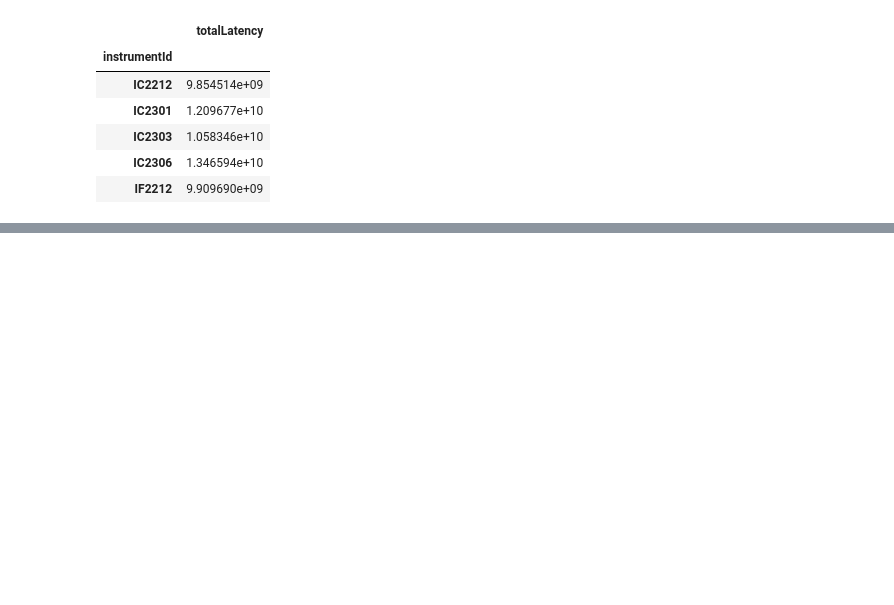
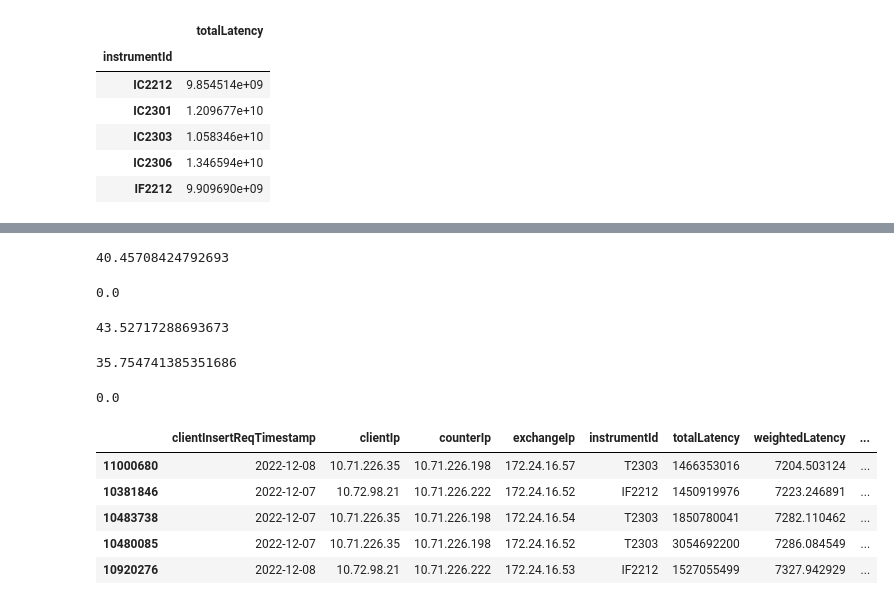
Before and after one commit to stanwu4/SecuritiesAndFuturesP2, a Jupyter notebook: Ratios.ipynb, the cells around one changed output, grey strips where cells are left out. Saved outputs shown, nothing was run; the diff lists cells and outputs as text; code cells hidden in the pictures; blank space fills up the shorter version.

```diff
--- a/Ratios.ipynb
+++ b/Ratios.ipynb
@@ -131,0 +274,78 @@ lastSevenDays.head()
+# %%
+#find the max, min of each, then finding the changeRatio, row 1
+subset = lastSevenDays[(lastSevenDays['clientIp'] == '10.71.226.35') &
+                       (lastSevenDays['counterIp'] == '10.71.226.198') &
+                       (lastSevenDays['exchangeIp'] == '172.24.16.57') &
+                       (lastSevenDays['instrumentId'] == 'T2303')]
+maximum = subset['totalLatency'].max()
+minimum = subset['totalLatency'].min()
+ratio = ((maximum - minimum)/minimum)
+print(ratio)
+# %% [output]
+40.45708424792693
+# %%
+#change ratio row 2
+subset = lastSevenDays[(lastSevenDays['clientIp'] == '10.72.98.21') &
+                       (lastSevenDays['counterIp'] == '10.71.226.222') &
+                       (lastSevenDays['exchangeIp'] == '172.24.16.52') &
+                       (lastSevenDays['instrumentId'] == 'IF2212')]
+maximum = subset['totalLatency'].max()
+minimum = subset['totalLatency'].min()
+ratio = (maximum - minimum)/minimum
+print(ratio)
+# %% [output]
+0.0
+# %%
+#change ratio row 3
+subset = lastSevenDays[(lastSevenDays['clientIp'] == '10.71.226.35') &
+                       (lastSevenDays['counterIp'] == '10.71.226.198') &
+                       (lastSevenDays['exchangeIp'] == '172.24.16.54') &
+                       (lastSevenDays['instrumentId'] == 'T2303')]
+maximum = subset['totalLatency'].max()
+minimum = subset['totalLatency'].min()
+ratio = (maximum - minimum)/minimum
+print(ratio)
+# %% [output]
+43.52717288693673
+# %%
+#change ratio row 4
+subset = lastSevenDays[(lastSevenDays['clientIp'] == '10.71.226.35') &
+                       (lastSevenDays['counterIp'] == '10.71.226.198') &
+                       (lastSevenDays['exchangeIp'] == '172.24.16.52') &
+                       (lastSevenDays['instrumentId'] == 'T2303')]
+maximum = subset['totalLatency'].max()
+minimum = subset['totalLatency'].min()
+ratio = (maximum - minimum)/minimum
+print(ratio)
+# %% [output]
+35.754741385351686
+# %%
+#change ratio row 5
+subset = lastSevenDays[(lastSevenDays['clientIp'] == '10.72.98.21') &
+                       (lastSevenDays['counterIp'] == '10.71.226.222') &
+                       (lastSevenDays['exchangeIp'] == '172.24.16.53') &
+                       (lastSevenDays['instrumentId'] == 'IF2212')]
+maximum = subset['totalLatency'].max()
+minimum = subset['totalLatency'].min()
+ratio = (maximum - minimum)/minimum
+print(ratio)
+# %% [output]
+0.0
+# %%
+#add to result_df
+result_df['changeRatio'] = 0
+result_df.iloc[0,8] = 40.45708424792693
+result_df.iloc[1,8] = 0.0
+result_df.iloc[2,8] = 43.52717288693673
+result_df.iloc[3,8] = 35.754741385351686
+result_df.iloc[4,8] = 0.0
+result_df = result_df.copy()
+
+result_df.head()
+# %% [output]
+|  | clientInsertReqTimestamp | clientIp | counterIp | exchangeIp | instrumentId | totalLatency | weightedLatency | ... |
+| 11000680 | 2022-12-08 | 10.71.226.35 | 10.71.226.198 | 172.24.16.57 | T2303 | 1466353016 | 7204.503124 | ... |
+| 10381846 | 2022-12-07 | 10.72.98.21 | 10.71.226.222 | 172.24.16.52 | IF2212 | 1450919976 | 7223.246891 | ... |
+| 10483738 | 2022-12-07 | 10.71.226.35 | 10.71.226.198 | 172.24.16.54 | T2303 | 1850780041 | 7282.110462 | ... |
+| 10480085 | 2022-12-07 | 10.71.226.35 | 10.71.226.198 | 172.24.16.52 | T2303 | 3054692200 | 7286.084549 | ... |
+| 10920276 | 2022-12-08 | 10.72.98.21 | 10.71.226.222 | 172.24.16.53 | IF2212 | 1527055499 | 7327.942929 | ... |
```
Also changed, not shown: parts of 27 cells of this notebook.
